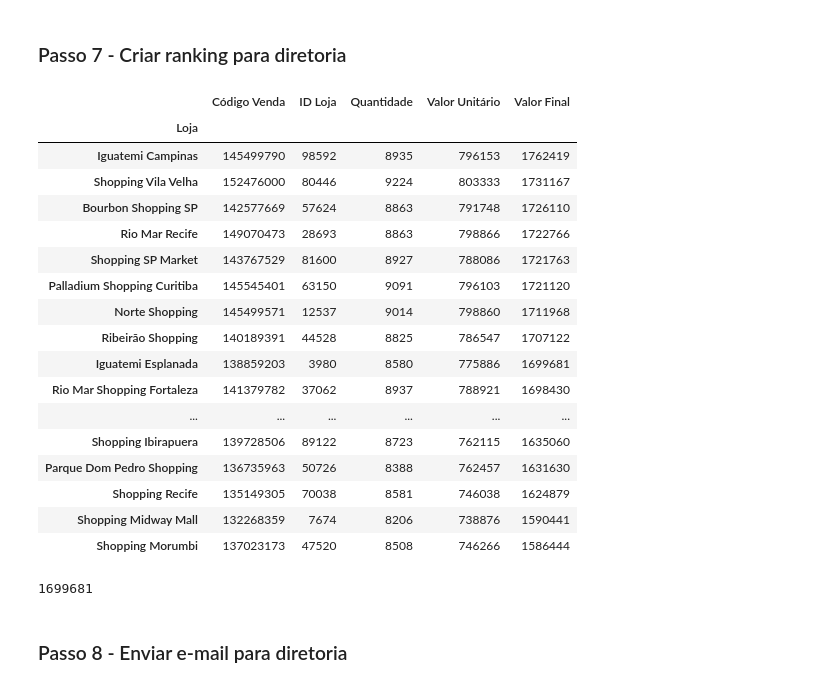
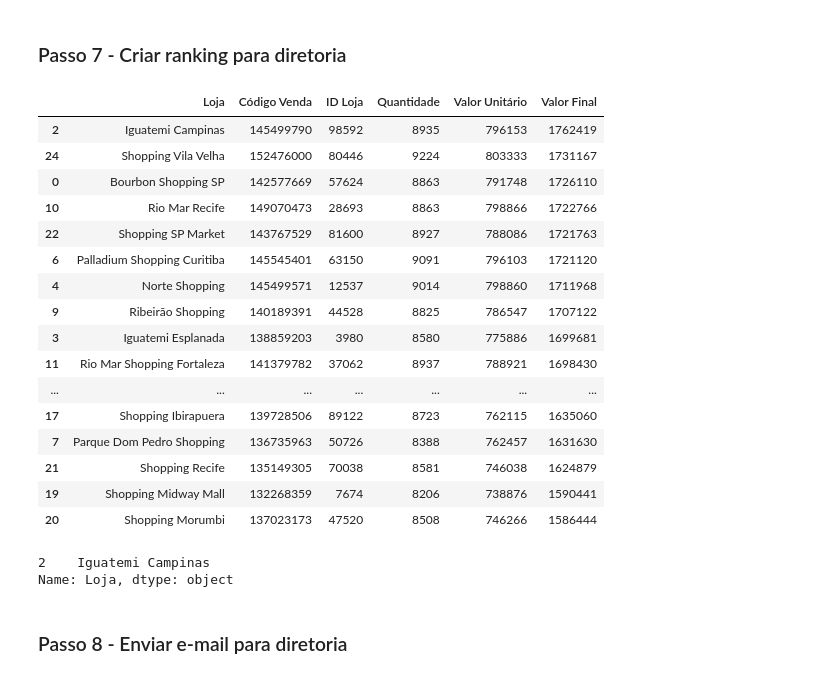
Before and after one commit to joao-dias12/projeto_hashtag_1, a Jupyter notebook: Automacao de Processo.ipynb, the cells around one changed output. Saved outputs shown, nothing was run; the diff lists cells and outputs as text; code cells hidden in the pictures.

Commit message:
"Consegui pegar a melhor loja"

```diff
--- a/Automacao de Processo.ipynb
+++ b/Automacao de Processo.ipynb
@@ -158,31 +158,30 @@ display(venda_group_cod , ticket_medio_ano)
 ### Passo 7 - Criar ranking para diretoria
 # %%
 
-faturamento_lojas = vendas.groupby('Loja').sum()
+faturamento_lojas = vendas.groupby('Loja', as_index=False).sum()
 ranking_lojas_ano = faturamento_lojas.sort_values('Valor Final',ascending=False)
-melhor_loja_ano = ranking_lojas_ano.loc['Iguatemi Esplanada','Valor Final']
-# nome_melhor_loja_ano = melhor_loja_ano[0]
+melhor_loja_ano = ranking_lojas_ano['Loja'].head(n=1)
 
-display(ranking_lojas_ano, melhor_loja_ano )
+display(ranking_lojas_ano, melhor_loja_ano)
 # %% [output]
-|  | Código Venda | ID Loja | Quantidade | Valor Unitário | Valor Final |
-| Loja |  |  |  |  |  |
-| Iguatemi Campinas | 145499790 | 98592 | 8935 | 796153 | 1762419 |
-| Shopping Vila Velha | 152476000 | 80446 | 9224 | 803333 | 1731167 |
-| Bourbon Shopping SP | 142577669 | 57624 | 8863 | 791748 | 1726110 |
-| Rio Mar Recife | 149070473 | 28693 | 8863 | 798866 | 1722766 |
-| Shopping SP Market | 143767529 | 81600 | 8927 | 788086 | 1721763 |
-| Palladium Shopping Curitiba | 145545401 | 63150 | 9091 | 796103 | 1721120 |
-| Norte Shopping | 145499571 | 12537 | 9014 | 798860 | 1711968 |
-| Ribeirão Shopping | 140189391 | 44528 | 8825 | 786547 | 1707122 |
-| Iguatemi Esplanada | 138859203 | 3980 | 8580 | 775886 | 1699681 |
-| Rio Mar Shopping Fortaleza | 141379782 | 37062 | 8937 | 788921 | 1698430 |
-| ... | ... | ... | ... | ... | ... |
-| Shopping Ibirapuera | 139728506 | 89122 | 8723 | 762115 | 1635060 |
-| Parque Dom Pedro Shopping | 136735963 | 50726 | 8388 | 762457 | 1631630 |
-| Shopping Recife | 135149305 | 70038 | 8581 | 746038 | 1624879 |
-| Shopping Midway Mall | 132268359 | 7674 | 8206 | 738876 | 1590441 |
-| Shopping Morumbi | 137023173 | 47520 | 8508 | 746266 | 1586444 |
+|  | Loja | Código Venda | ID Loja | Quantidade | Valor Unitário | Valor Final |
+| 2 | Iguatemi Campinas | 145499790 | 98592 | 8935 | 796153 | 1762419 |
+| 24 | Shopping Vila Velha | 152476000 | 80446 | 9224 | 803333 | 1731167 |
+| 0 | Bourbon Shopping SP | 142577669 | 57624 | 8863 | 791748 | 1726110 |
+| 10 | Rio Mar Recife | 149070473 | 28693 | 8863 | 798866 | 1722766 |
+| 22 | Shopping SP Market | 143767529 | 81600 | 8927 | 788086 | 1721763 |
+| 6 | Palladium Shopping Curitiba | 145545401 | 63150 | 9091 | 796103 | 1721120 |
+| 4 | Norte Shopping | 145499571 | 12537 | 9014 | 798860 | 1711968 |
+| 9 | Ribeirão Shopping | 140189391 | 44528 | 8825 | 786547 | 1707122 |
+| 3 | Iguatemi Esplanada | 138859203 | 3980 | 8580 | 775886 | 1699681 |
+| 11 | Rio Mar Shopping Fortaleza | 141379782 | 37062 | 8937 | 788921 | 1698430 |
+| ... | ... | ... | ... | ... | ... | ... |
+| 17 | Shopping Ibirapuera | 139728506 | 89122 | 8723 | 762115 | 1635060 |
+| 7 | Parque Dom Pedro Shopping | 136735963 | 50726 | 8388 | 762457 | 1631630 |
+| 21 | Shopping Recife | 135149305 | 70038 | 8581 | 746038 | 1624879 |
+| 19 | Shopping Midway Mall | 132268359 | 7674 | 8206 | 738876 | 1590441 |
+| 20 | Shopping Morumbi | 137023173 | 47520 | 8508 | 746266 | 1586444 |
-1699681
+2    Iguatemi Campinas
+Name: Loja, dtype: object
 # %% [markdown]
 ### Passo 8 - Enviar e-mail para diretoria
```
Also changed, not shown: parts of 1 cell of this notebook.
